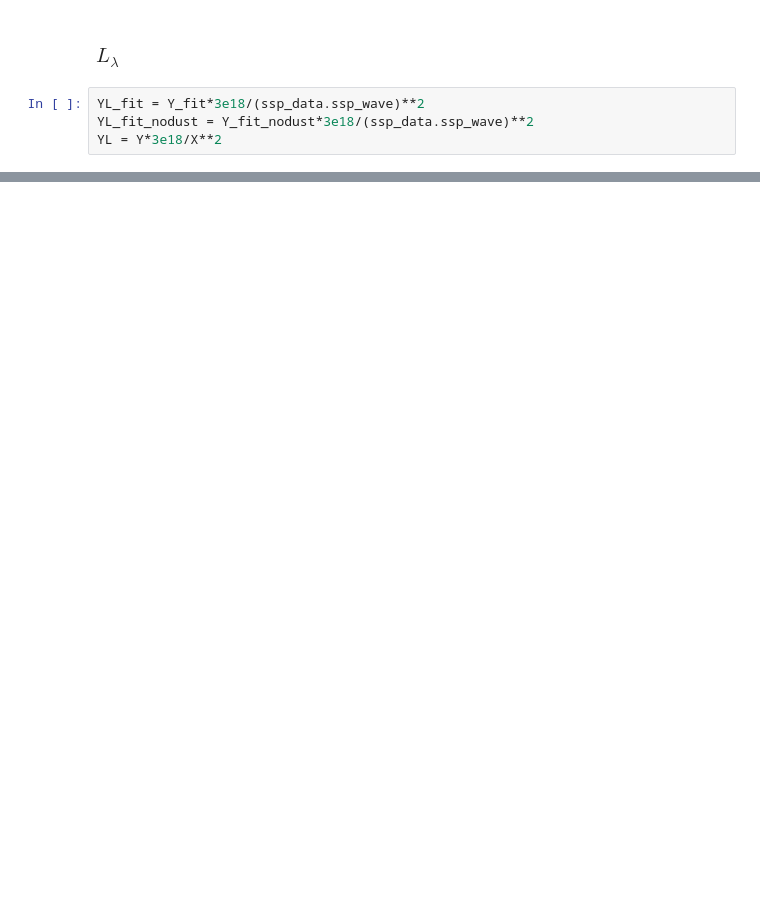
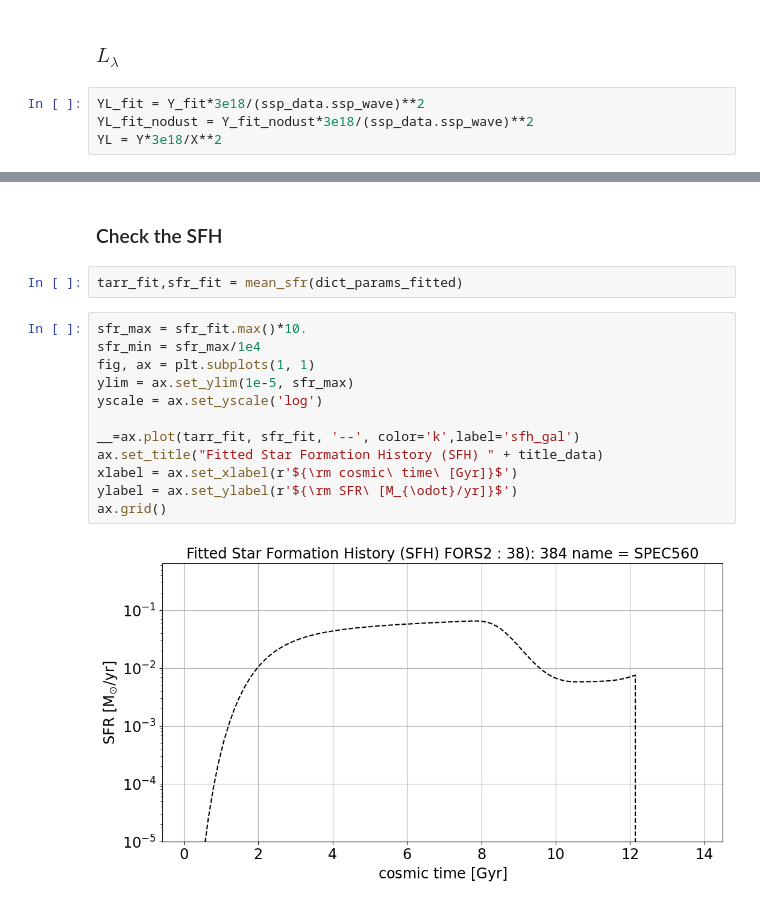
Before and after one commit to sylvielsstfr/Fors2ToStellarPopSynthesis, a Jupyter notebook: examples/examples_comparedatamodel/FitJAXOpt_SEDModel_OneDataSpectrumPhotom.ipynb, the cells around one changed output, grey strips where cells are left out. Saved outputs shown, nothing was run; the diff lists cells and outputs as text; blank space fills up the shorter version.

```diff
--- a/examples/examples_comparedatamodel/FitJAXOpt_SEDModel_OneDataSpectrumPhotom.ipynb
+++ b/examples/examples_comparedatamodel/FitJAXOpt_SEDModel_OneDataSpectrumPhotom.ipynb
@@ -1093,0 +1163,18 @@ ax.grid()
+# %% [markdown]
+### Check the SFH
+# %%
+tarr_fit,sfr_fit = mean_sfr(dict_params_fitted)
+# %%
+sfr_max = sfr_fit.max()*10.
+sfr_min = sfr_max/1e4
+fig, ax = plt.subplots(1, 1)
+ylim = ax.set_ylim(1e-5, sfr_max)
+yscale = ax.set_yscale('log')
+
+__=ax.plot(tarr_fit, sfr_fit, '--', color='k',label='sfh_gal')
+ax.set_title("Fitted Star Formation History (SFH) " + title_data)
+xlabel = ax.set_xlabel(r'${\rm cosmic\ time\ [Gyr]}$')
+ylabel = ax.set_ylabel(r'${\rm SFR\ [M_{\odot}/yr]}$')
+ax.grid()
+# %% [output]
+[figure, added]
```
Also changed, not shown: parts of 13 cells of this notebook, 1 other file.
